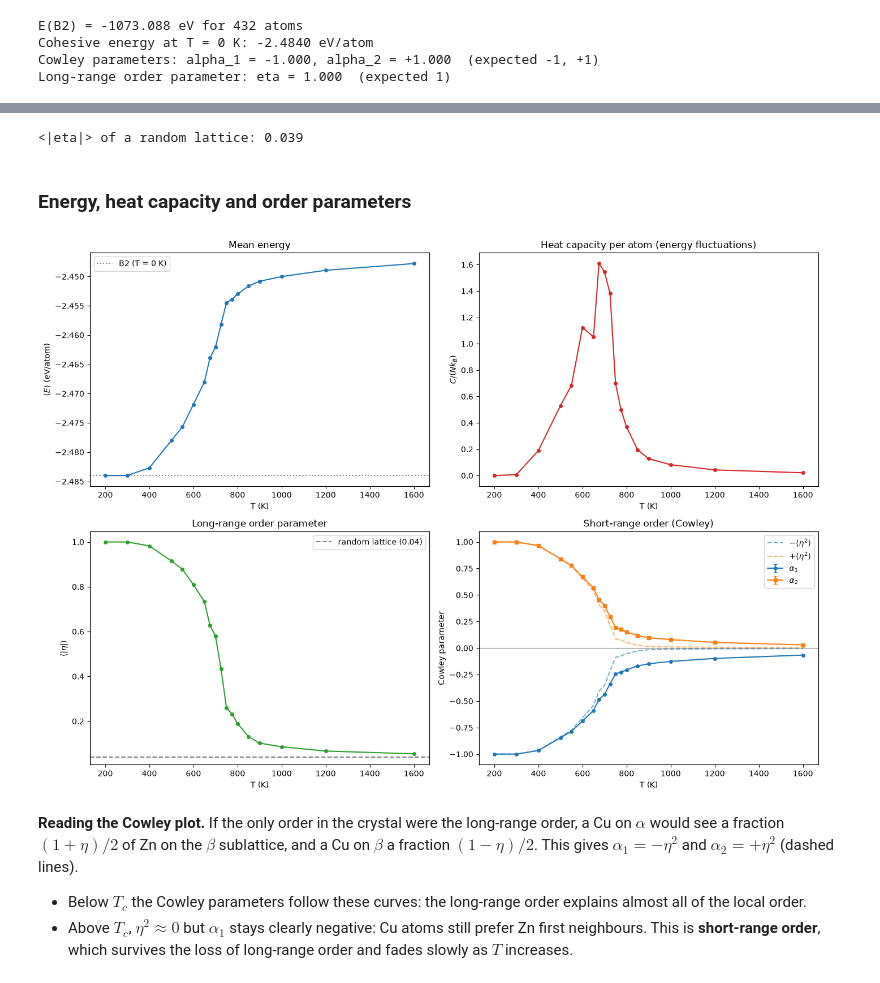
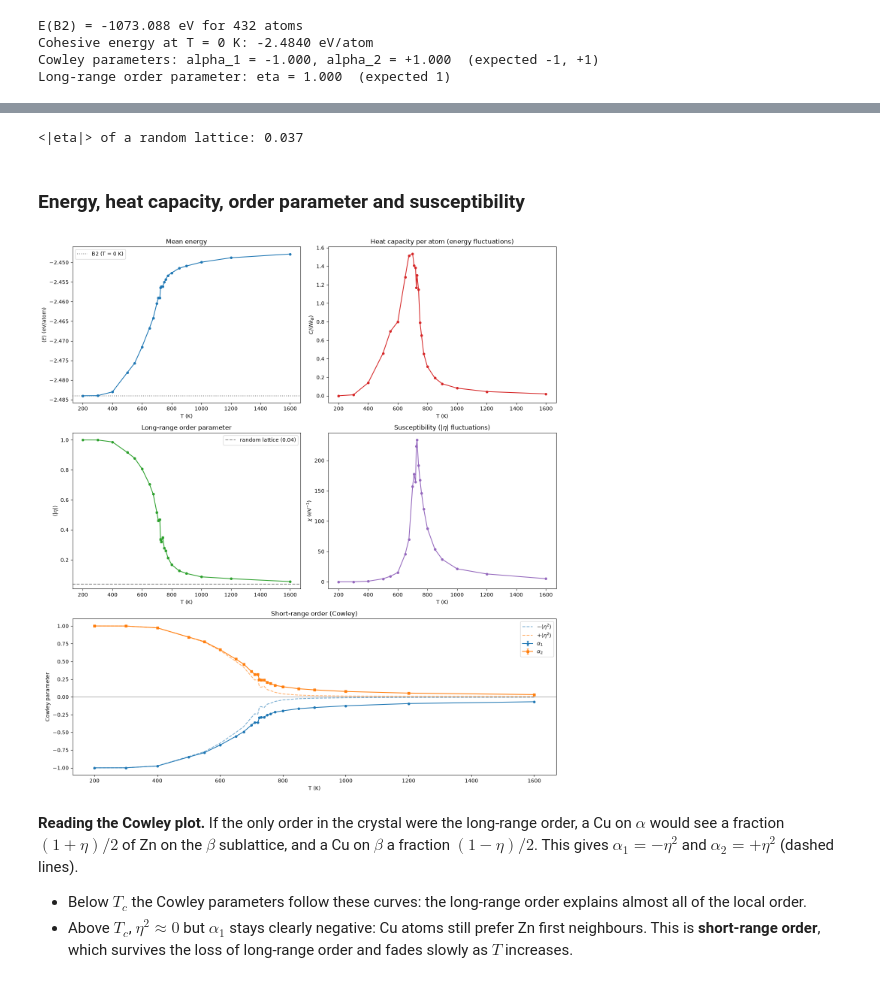
Before and after one commit to TonyPansera/msn, a Jupyter notebook: analysis.ipynb, the cells around one changed output, grey strips where cells are left out. Saved outputs shown, nothing was run; the diff lists cells and outputs as text; code cells hidden in the pictures.

```diff
--- a/analysis.ipynb
+++ b/analysis.ipynb
@@ -175,0 +111,10 @@ Equilibration used for the scan: N_EQ = 150 sweeps = 64800 steps
+# %%
+T_SCAN = [200, 300, 400, 500, 550, 600, 650, 675, 700, 710, 720, 730, 740, 750, 760, 775, 800, 850, 900, 1000, 1200, 1600]  # K
+N_EQ = 50000  # steps of equilibration for every temperature of the scan
+
+fig, axes = plt.subplots(3, 6, figsize=(26, 11))
+for ax, T in zip(axes.flat, T_SCAN):
+    plot_relaxation(ax, T, N_EQ)
+fig.suptitle(f"Energy from the B2 start over N_EQ = {N_EQ} steps, for every temperature of the scan")
+fig.tight_layout()
+plt.show()
@@ -187,11 +153,10 @@ From the measured series we compute:
 Error bars are $\sigma / \sqrt{n}$ over the measurements. Consecutive sweeps are correlated, so they underestimate the real uncertainty, especially near $T_c$.
 # %%
 N_MEAS = 800
-T_SCAN = [200, 300, 400, 500, 550, 600, 650, 675, 700, 725, 750, 775, 800, 850, 900, 1000, 1200, 1600]
 
 series = {}
 for T in T_SCAN:
-    series[T] = model.metropolis(N_EQ * SWEEP, N_MEAS * SWEEP, T, measure_every=SWEEP)
+    series[T] = model.metropolis(N_EQ, N_MEAS * SWEEP, T, measure_every=SWEEP)
     energies, eta, alpha_1, alpha_2 = series[T]
     print(f"T = {T:5d} K: E = {energies.mean() / N:.4f} eV/atom, |eta| = {eta.mean():.3f}, "
           f"alpha_1 = {alpha_1.mean():+.3f}, alpha_2 = {alpha_2.mean():+.3f}")
@@ -224,6 +172,7 @@ C = np.array([series[T][0].var() for T in T_SCAN]) / (model.kB * T_arr) ** 2 / N
 eta_mean = np.array([series[T][1].mean() for T in T_SCAN])
 eta_err = np.array([series[T][1].std() for T in T_SCAN]) / np.sqrt(n_meas)
 eta2_mean = np.array([(series[T][1] ** 2).mean() for T in T_SCAN])
+chi = N * (eta2_mean - eta_mean ** 2) / (model.kB * T_arr)  # eV^-1
 alpha_1_mean = np.array([series[T][2].mean() for T in T_SCAN])
 alpha_1_err = np.array([series[T][2].std() for T in T_SCAN]) / np.sqrt(n_meas)
 alpha_2_mean = np.array([series[T][3].mean() for T in T_SCAN])
@@ -237,49 +186,55 @@ for _ in range(2000):
 eta_random = np.mean(random_eta)
 print(f"<|eta|> of a random lattice: {eta_random:.3f}")
 # %% [output]
-<|eta|> of a random lattice: 0.039
+<|eta|> of a random lattice: 0.037
 # %% [markdown]
-### Energy, heat capacity and order parameters
+### Energy, heat capacity, order parameter and susceptibility
 # %%
-fig, axes = plt.subplots(2, 2, figsize=(14, 10))
+fig, axes = plt.subplot_mosaic([["E", "C"], ["eta", "chi"], ["cowley", "cowley"]], figsize=(14, 15))
 
-ax = axes[0, 0]
+ax = axes["E"]
 ax.errorbar(T_arr, E_mean, yerr=E_err, fmt="o-", ms=4, capsize=2)
 ax.axhline(E0 / N, color="gray", ls=":", label="B2 (T = 0 K)")
 ax.set_xlabel("T (K)")
 ax.set_ylabel(r"$\langle E \rangle$ (eV/atom)")
 ax.set_title("Mean energy")
 ax.legend()
 
-ax = axes[0, 1]
+ax = axes["C"]
 ax.plot(T_arr, C, "o-", ms=4, color="C3")
 ax.set_xlabel("T (K)")
 ax.set_ylabel(r"$C / (N k_B)$")
 ax.set_title("Heat capacity per atom (energy fluctuations)")
 
-ax = axes[1, 0]
+ax = axes["eta"]
 ax.errorbar(T_arr, eta_mean, yerr=eta_err, fmt="o-", ms=4, capsize=2, color="C2")
 ax.axhline(eta_random, color="gray", ls="--", label=f"random lattice ({eta_random:.2f})")
 ax.set_xlabel("T (K)")
 ax.set_ylabel(r"$\langle |\eta| \rangle$")
 ax.set_title("Long-range order parameter")
 ax.legend()
 
-ax = axes[1, 1]
+ax = axes["chi"]
+ax.plot(T_arr, chi, "o-", ms=4, color="C4")
+ax.set_xlabel("T (K)")
+ax.set_ylabel(r"$\chi$ (eV$^{-1}$)")
+ax.set_title(r"Susceptibility ($|\eta|$ fluctuations)")
+
+ax = axes["cowley"]
 ax.errorbar(T_arr, alpha_1_mean, yerr=alpha_1_err, fmt="o-", ms=4, capsize=2, color="C0", label=r"$\alpha_1$")
 ax.errorbar(T_arr, alpha_2_mean, yerr=alpha_2_err, fmt="s-", ms=4, capsize=2, color="C1", label=r"$\alpha_2$")
 ax.plot(T_arr, -eta2_mean, "--", color="C0", alpha=0.6, label=r"$-\langle \eta^2 \rangle$")
 ax.plot(T_arr, eta2_mean, "--", color="C1", alpha=0.6, label=r"$+\langle \eta^2 \rangle$")
 ax.axhline(0, color="gray", lw=0.8)
 ax.set_xlabel("T (K)")
 ax.set_ylabel("Cowley parameter")
 ax.set_title("Short-range order (Cowley)")
 ax.legend()
 
 fig.tight_layout()
 plt.show()
 # %% [output]
-[figure, old version]
+[figure, new version]
 # %% [markdown]
 **Reading the Cowley plot.** If the only order in the crystal were the long-range order, a Cu on $\alpha$ would see a fraction $(1+\eta)/2$ of Zn on the $\beta$ sublattice, and a Cu on $\beta$ a fraction $(1-\eta)/2$. This gives $\alpha_1 = -\eta^2$ and $\alpha_2 = +\eta^2$ (dashed lines).
 - Below $T_c$ the Cowley parameters follow these curves: the long-range order explains almost all of the local order.
```
Also changed, not shown: parts of 17 cells of this notebook, 20 other files.
